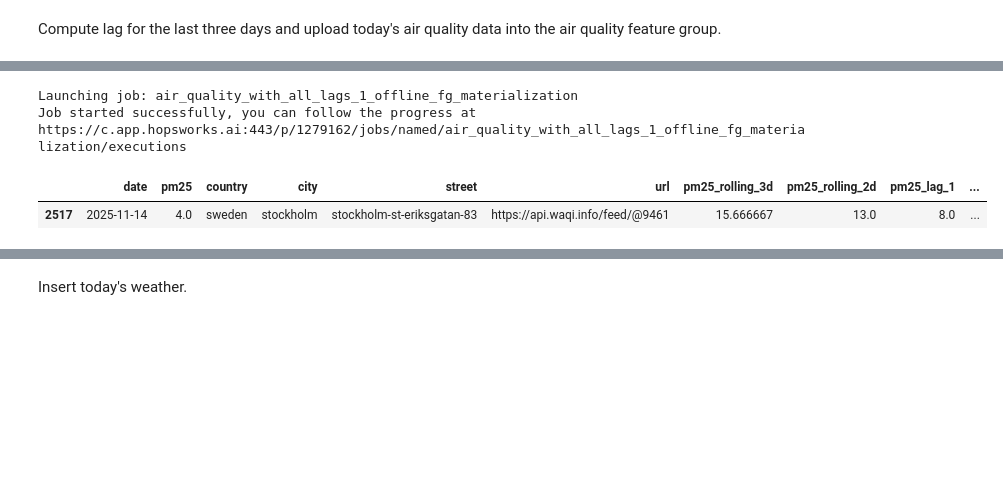
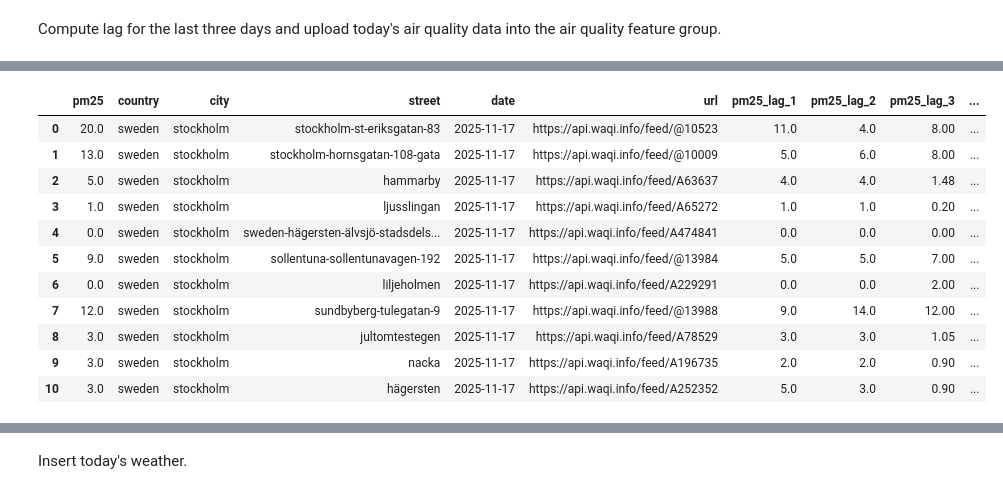
Before and after one commit to ltumat/AirQualityPrediction, a Jupyter notebook: backend/notebooks/daily_feature.ipynb, the cells around one changed output, grey strips where cells are left out. Drawn from its saved outputs; the diff is of its cells as text; code cells hidden in the pictures; blank space fills up the shorter version.

```diff
--- a/backend/notebooks/daily_feature.ipynb
+++ b/backend/notebooks/daily_feature.ipynb
@@ -12,7 +12,7 @@ if project_root not in sys.path:
     sys.path.append(project_root)
 # Set the environment variables from the file <root_dir>/.env
 from backend.models import config
-settings = config.HopsworksSettings(_env_file=f".env")
+settings = config.HopsworksSettings(_env_file=f"{project_root}/.env")
 # %% [output]
 HopsworksSettings initialized!
 # %%
@@ -56,11 +54,8 @@ if settings.AQICN_API_KEY is None:
     sys.exit(1)
 
 AQICN_API_KEY = settings.AQICN_API_KEY.get_secret_value()
-country = locals().get("country", settings.AQICN_COUNTRY)
-city = locals().get("city", settings.AQICN_CITY)
-street = locals().get("street", settings.AQICN_STREET)
-aqicn_url = locals().get("aqicn_url", settings.AQICN_URL)
-csv_file = locals().get("csv_file", f"{project_root}/backend/data/rahu-air-quality.csv")
+country = locals().get("country", "sweden")
+city = locals().get("city", "stockholm")
 # latitude, longitude = util.get_city_coordinates("stockholm")
 latitude, longitude = 59.33, 18.07
 print(latitude, longitude)
@@ -137,46 +161,26 @@ aq_all["date"] = pd.to_datetime(aq_all["date"]).dt.tz_localize(None)
 
 aq_loc = aq_all[
     (aq_all["country"] == country) &
-    (aq_all["city"] == city) &
-    (aq_all["street"] == street)
+    (aq_all["city"] == city)
 ].copy()
 
-# Combine history + today's pm25
-combined = pd.concat([aq_loc, aq_today_df], ignore_index=True)
-combined = combined.sort_values("date").reset_index(drop=True)
+aq_all = aq_all.sort_values("date").reset_index(drop=True)
 
-# ---- ADD ROLLING FEATURES ----
-group_cols = ["country", "city", "street"]
+lag_feature_list = []
 
+for sensor in config["sensors"]:
 
-for lag in [2, 3]:
-    combined[f"pm25_rolling_{lag}d"] = (
-        combined
-        .groupby(group_cols)["pm25"]
-        .transform(lambda s: s.rolling(lag, min_periods=1).mean().shift(1))
+    lag_feature_list.append(
+        util.compute_lag_features(
+            aq_all,
+            sensor['country'],
+            sensor['city'],
+            sensor['street']
+        )
     )
 
-# Lags: 1, 2, 3 days
-for lag in [1, 2, 3]:
-    combined[f"pm25_lag_{lag}"] = (
-        combined.groupby(group_cols)["pm25"].shift(lag)
-    )
-
-# ---- Extract today's row ----
-aq_today_ready = combined[
-    combined["date"] == today.strftime("%Y-%m-%d")
-].copy()
-
-# Ensure feature types
-for col in [
-    "pm25_rolling_3d", "pm25_rolling_2d",
-    "pm25_lag_1", "pm25_lag_2", "pm25_lag_3"
-]:
-    aq_today_ready[col] = aq_today_ready[col].astype("float32")
-
-# ---- Insert into feature group ----
-if aq_today_ready.shape[0] == 1:
-    air_quality_fg.insert(aq_today_ready)
-
-aq_today_ready.head()
+lag_feature_frame = pd.DataFrame(lag_feature_list)
+print(len(lag_feature_list))
+df_to_insert = aq_today_df.merge(lag_feature_frame, on=['country', 'city', 'street'])
+df_to_insert
 # %% [output]
@@ -188,5 +189,12 @@ Uploading Dataframe: 100.00% |██████████| Rows 1/1 | Elapsed
-Launching job: air_quality_with_all_lags_1_offline_fg_materialization
-Job started successfully, you can follow the progress at
-https://c.app.hopsworks.ai:443/p/1279162/jobs/named/air_quality_with_all_lags_1_offline_fg_materialization/executions
-|  | date | pm25 | country | city | street | url | pm25_rolling_3d | pm25_rolling_2d | pm25_lag_1 | ... |
-| 2517 | 2025-11-14 | 4.0 | sweden | stockholm | stockholm-st-eriksgatan-83 | https://api.waqi.info/feed/@9461 | 15.666667 | 13.0 | 8.0 | ... |
+|  | pm25 | country | city | street | date | url | pm25_lag_1 | pm25_lag_2 | pm25_lag_3 | ... |
+| 0 | 20.0 | sweden | stockholm | stockholm-st-eriksgatan-83 | 2025-11-17 | https://api.waqi.info/feed/@10523 | 11.0 | 4.0 | 8.00 | ... |
+| 1 | 13.0 | sweden | stockholm | stockholm-hornsgatan-108-gata | 2025-11-17 | https://api.waqi.info/feed/@10009 | 5.0 | 6.0 | 8.00 | ... |
+| 2 | 5.0 | sweden | stockholm | hammarby | 2025-11-17 | https://api.waqi.info/feed/A63637 | 4.0 | 4.0 | 1.48 | ... |
+| 3 | 1.0 | sweden | stockholm | ljusslingan | 2025-11-17 | https://api.waqi.info/feed/A65272 | 1.0 | 1.0 | 0.20 | ... |
+| 4 | 0.0 | sweden | stockholm | sweden-hägersten-älvsjö-stadsdels... | 2025-11-17 | https://api.waqi.info/feed/A474841 | 0.0 | 0.0 | 0.00 | ... |
+| 5 | 9.0 | sweden | stockholm | sollentuna-sollentunavagen-192 | 2025-11-17 | https://api.waqi.info/feed/@13984 | 5.0 | 5.0 | 7.00 | ... |
+| 6 | 0.0 | sweden | stockholm | liljeholmen | 2025-11-17 | https://api.waqi.info/feed/A229291 | 0.0 | 0.0 | 2.00 | ... |
+| 7 | 12.0 | sweden | stockholm | sundbyberg-tulegatan-9 | 2025-11-17 | https://api.waqi.info/feed/@13988 | 9.0 | 14.0 | 12.00 | ... |
+| 8 | 3.0 | sweden | stockholm | jultomtestegen | 2025-11-17 | https://api.waqi.info/feed/A78529 | 3.0 | 3.0 | 1.05 | ... |
+| 9 | 3.0 | sweden | stockholm | nacka | 2025-11-17 | https://api.waqi.info/feed/A196735 | 2.0 | 2.0 | 0.90 | ... |
+| 10 | 3.0 | sweden | stockholm | hägersten | 2025-11-17 | https://api.waqi.info/feed/A252352 | 5.0 | 3.0 | 0.90 | ... |
```
Also changed, not shown: parts of 7 cells of this notebook, 2 other files.
